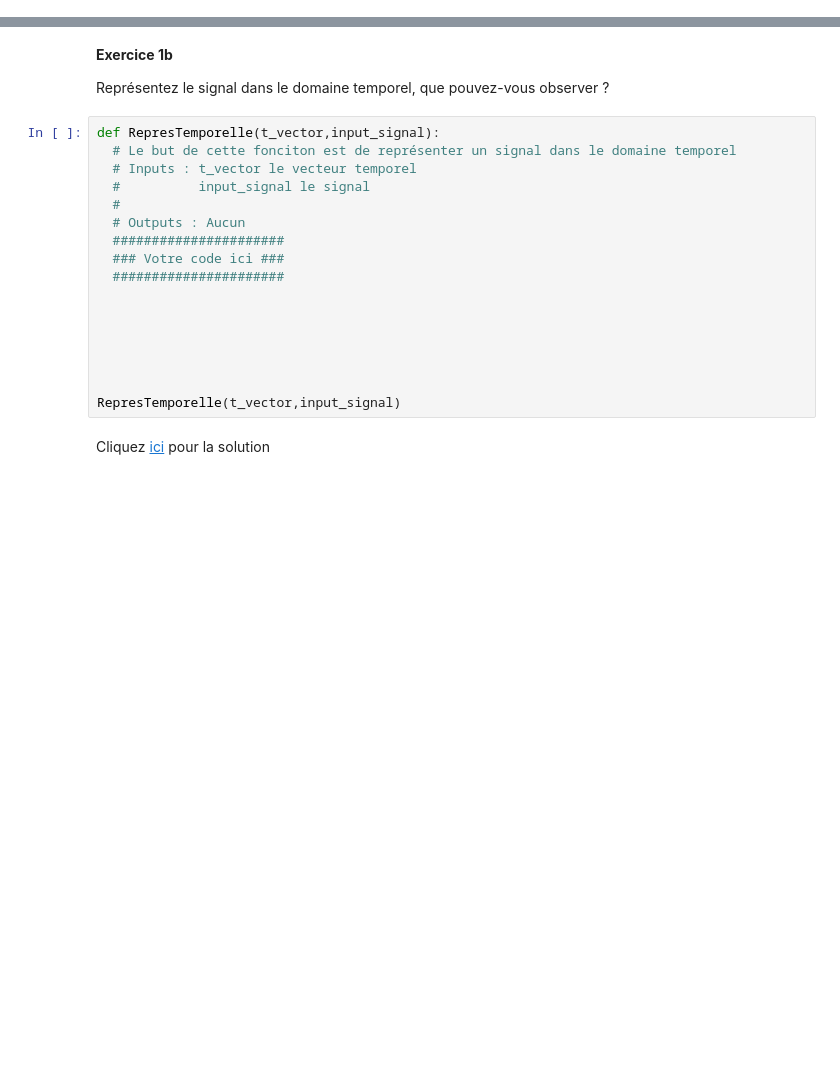
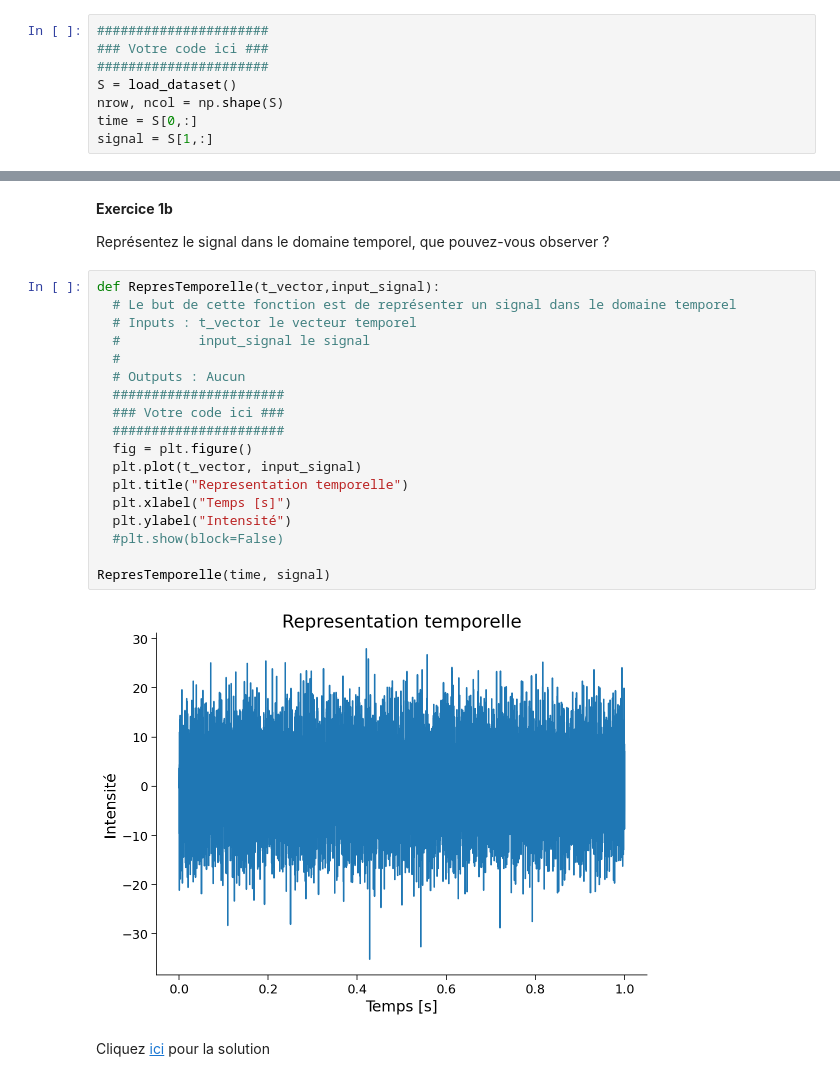
Before and after one commit to donatiendoumont/LGBIO1114, a Jupyter notebook: Tutorial1_LGBIO1114nb.ipynb, the cells around one changed output, grey strips where cells are left out. Cells and saved outputs as stored; diff of their text form; blank space fills up the shorter version.

```diff
--- a/Tutorial1_LGBIO1114nb.ipynb
+++ b/Tutorial1_LGBIO1114nb.ipynb
@@ -60,3 +56,11 @@ En utilisant la fonction *load_dataset* qui vous est fournie, extrayez les donn
+# %%
+######################
+### Votre code ici ###
+######################
+S = load_dataset()
+nrow, ncol = np.shape(S)
+time = S[0,:]
+signal = S[1,:]
 # %% [markdown]
 Cliquez [ici](https://github.com/decomiteA/LGBIO1114/blob/main/Solutions/Sol1a) pour la solution
 # %% [markdown]
@@ -65,21 +69,24 @@ Cliquez [ici](https://github.com/decomiteA/LGBIO1114/blob/main/Solutions/Sol1a)
 Représentez le signal dans le domaine temporel, que pouvez-vous observer ?
 # %%
 def RepresTemporelle(t_vector,input_signal):
-  # Le but de cette fonciton est de représenter un signal dans le domaine temporel
+  # Le but de cette fonction est de représenter un signal dans le domaine temporel
   # Inputs : t_vector le vecteur temporel
   #          input_signal le signal
   #
   # Outputs : Aucun
   ######################
   ### Votre code ici ###
   ######################
+  fig = plt.figure()
+  plt.plot(t_vector, input_signal)
+  plt.title("Representation temporelle")
+  plt.xlabel("Temps [s]")
+  plt.ylabel("Intensité")
+  #plt.show(block=False)
 
-
-
-
-
-
-RepresTemporelle(t_vector,input_signal)
+RepresTemporelle(time, signal)
+# %% [output]
+[figure, added]
 # %% [markdown]
 Cliquez [ici](https://github.com/decomiteA/LGBIO1114/blob/main/Solutions/Sol1b) pour la solution
 # %% [markdown]
```
Also changed, not shown: parts of 3 cells of this notebook.
